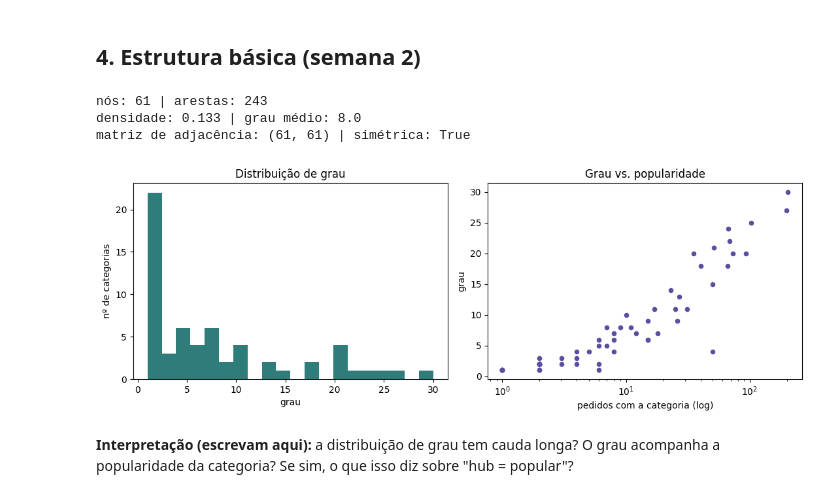
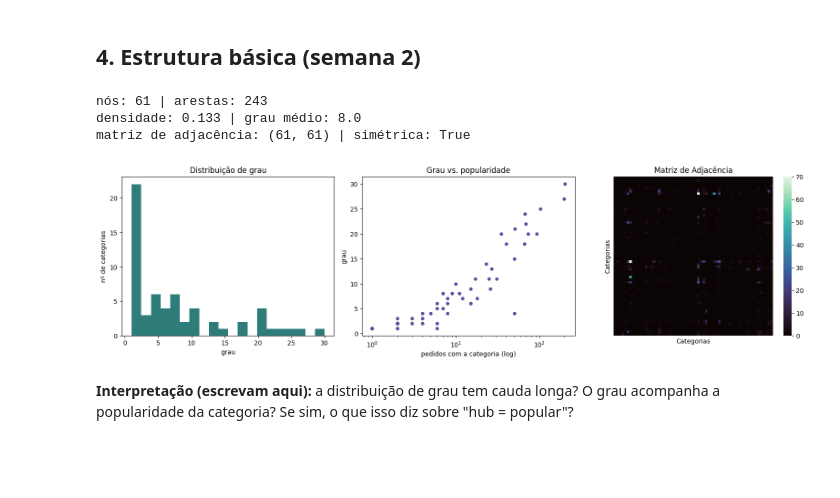
Before and after one commit to dka0086/Analise-de-rede-de-grafos-Olist, a Jupyter notebook: Olist_analise_grafos.ipynb, the cells around one changed output. Drawn from its saved outputs; the diff is of its cells as text; code cells hidden in the pictures; blank space fills up the shorter version.

```diff
--- a/Olist_analise_grafos.ipynb
+++ b/Olist_analise_grafos.ipynb
@@ -159,26 +160,38 @@ arestas: 243 vs 243 | pesos iguais: True
 # %%
 graus = pd.Series(dict(G_jac.degree()))
 pop = pd.Series(nx.get_node_attributes(G_jac, "n_unidades"))
 
 print("nós:", G_jac.number_of_nodes(), "| arestas:", G_jac.number_of_edges())
 print("densidade:", round(nx.density(G_jac), 3), "| grau médio:", round(graus.mean(), 1))
 A = nx.to_numpy_array(G_cont)
 print("matriz de adjacência:", A.shape, "| simétrica:", bool((A == A.T).all()))
 
-fig, ax = plt.subplots(1, 2, figsize=(11, 4))
+fig, ax = plt.subplots(1, 3, figsize=(16, 4.5))
 ax[0].hist(graus, bins=20, color="#2E7D7A")
 ax[0].set(xlabel="grau", ylabel="nº de categorias", title="Distribuição de grau")
 ax[1].scatter(pop, graus, s=20, color="#5B4EA1")
 ax[1].set(xscale="log", xlabel="pedidos com a categoria (log)", ylabel="grau",
           title="Grau vs. popularidade")
+
+sns.heatmap(
+    A,
+    ax=ax[2],
+    cmap="mako",
+    cbar=True,
+    xticklabels=False,
+    yticklabels=False,
+    square=True
+)
+ax[2].set(title="Matriz de Adjacência", xlabel="Categorias", ylabel="Categorias")
+
 plt.tight_layout()
-plt.savefig(FIG_DIR / "01_grau.png", dpi=150, bbox_inches="tight")
+plt.savefig(FIG_DIR / "01_grau_e_matriz.png", dpi=150, bbox_inches="tight")
 plt.show()
 # %% [output]
 nós: 61 | arestas: 243
 densidade: 0.133 | grau médio: 8.0
 matriz de adjacência: (61, 61) | simétrica: True
-[figure, old version]
+[figure, new version]
 # %% [markdown]
 **Interpretação (escrevam aqui):** a distribuição de grau tem cauda longa? O grau acompanha a popularidade da categoria? Se sim, o que isso diz sobre "hub = popular"?
 # %% [markdown]
```
Also changed, not shown: parts of 4 cells of this notebook.
